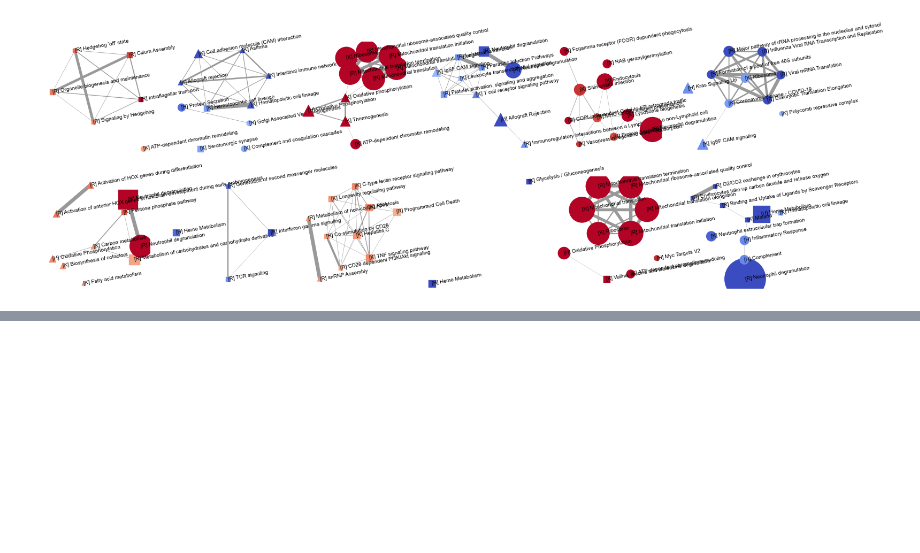
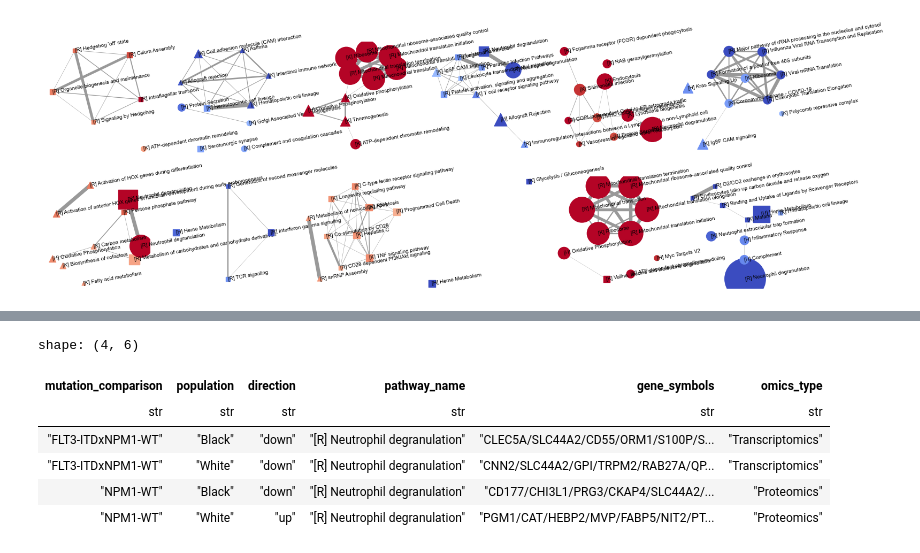
Before and after one commit to PNNL-CompBio/amlMultidrugResistance, a Jupyter notebook: aml_outcome_disparities/analysis/mutations/7b_pathway_enrichment_summary.ipynb, the cells around one changed output, grey strips where cells are left out. Cells and saved outputs as stored; diff of their text form; code cells hidden in the pictures; blank space fills up the shorter version.

```diff
--- a/aml_outcome_disparities/analysis/mutations/7b_pathway_enrichment_summary.ipynb
+++ b/aml_outcome_disparities/analysis/mutations/7b_pathway_enrichment_summary.ipynb
@@ -389,2 +393,8 @@ plt.close()
 # %%
-all_pathways = pl.read_ipc(os.path.join(RESULTS_DIR, "pathways.arrow"))
+all_pathways = pl.read_ipc(
+    os.path.join(
+        RESULTS_DIR,
+        "pathways.arrow"
+    )
+)
+all_pathways
@@ -979,0 +416,37 @@ AKT3 ALOX12 ALOX5 ALOX5 ALOX5 ANPEP ANPEP APP CAMP CD14 CD14 CD177 CD1A CD2 CD2
+# %%
+with pl.Config(set_tbl_rows=80, set_fmt_str_lengths=100):
+    neutrophil_paths = (
+        all_pathways
+        .filter(
+            (pl.col("mutation_comparison").is_in(["NPM1-WT", "FLT3-ITDxNPM1-WT"]))
+            & (pl.col("gene_count") >=5)
+            & (pl.col("omics_type").is_in(["Transcriptomics", "Proteomics"]))
+            & (
+                pl.col("pathway_name")
+                .str.contains("Neutrophil")
+            )
+        )
+        .select(
+            "mutation_comparison",
+            "population",
+            "direction",
+            "pathway_name",
+            "gene_symbols",
+            "omics_type"
+        )
+        .sort(
+            "mutation_comparison",
+            "population",
+            "direction",
+            "pathway_name"
+        )
+    )
+    display(neutrophil_paths)
+# %% [output]
+shape: (4, 6)
+| mutation_comparison | population | direction | pathway_name | gene_symbols | omics_type |
+| str | str | str | str | str | str |
+| "FLT3-ITDxNPM1-WT" | "Black" | "down" | "[R] Neutrophil degranulation" | "CLEC5A/SLC44A2/CD55/ORM1/S100P/S... | "Transcriptomics" |
+| "FLT3-ITDxNPM1-WT" | "White" | "down" | "[R] Neutrophil degranulation" | "CNN2/SLC44A2/GPI/TRPM2/RAB27A/QP... | "Transcriptomics" |
+| "NPM1-WT" | "Black" | "down" | "[R] Neutrophil degranulation" | "CD177/CHI3L1/PRG3/CKAP4/SLC44A2/... | "Proteomics" |
+| "NPM1-WT" | "White" | "up" | "[R] Neutrophil degranulation" | "PGM1/CAT/HEBP2/MVP/FABP5/NIT2/PT... | "Proteomics" |
```
Also changed, not shown: parts of 30 cells of this notebook, 1 other file.
